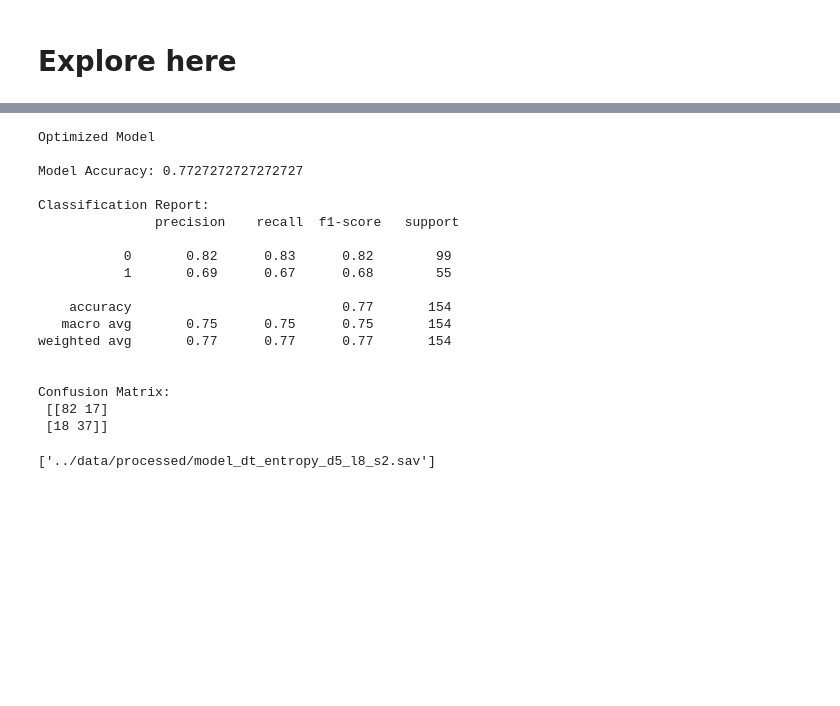
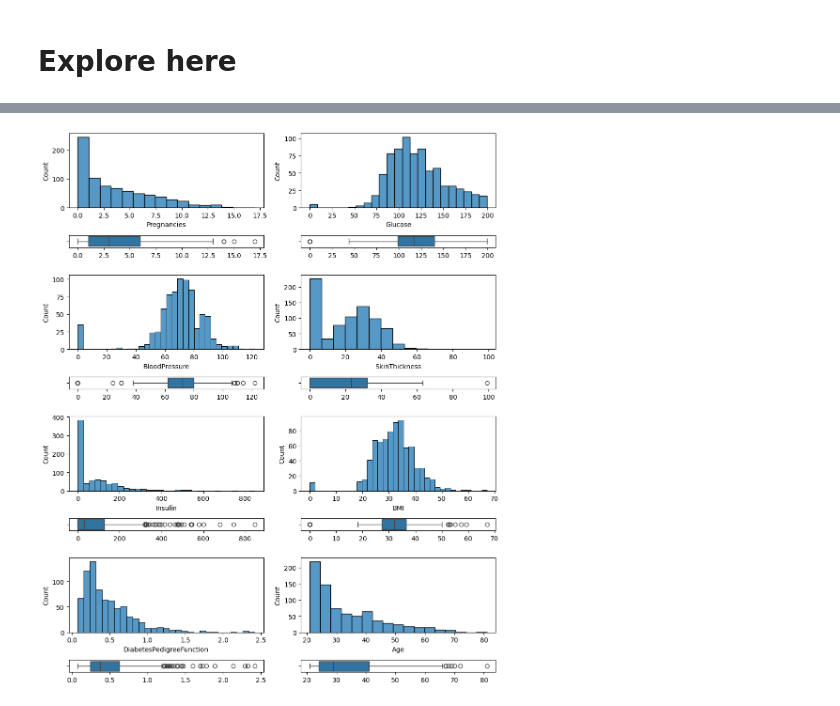
Before and after one commit to Nonpoint93/decision-tree-algo-project, a Jupyter notebook: src/explore.ipynb, the cells around one changed output, grey strips where cells are left out. Cells and saved outputs as stored; diff of their text form; code cells hidden in the pictures; blank space fills up the shorter version.

```diff
--- a/src/explore.ipynb
+++ b/src/explore.ipynb
@@ -18,0 +3,19 @@ df.head()
+# %%
+# Your code here
+
+import pandas as pd
+import matplotlib.pyplot as plt
+import seaborn as sns
+import numpy as np
+
+from sklearn.model_selection import train_test_split, GridSearchCV
+from sklearn.preprocessing import StandardScaler, MinMaxScaler
+from sklearn.feature_selection import f_classif, SelectKBest
+from sklearn.linear_model import LogisticRegression, Lasso, Ridge, ElasticNet
+from sklearn.tree import DecisionTreeClassifier, export_text, plot_tree
+from sklearn.metrics import accuracy_score
+from joblib import dump
+
+
+df: pd.DataFrame = pd.read_csv("https://raw.githubusercontent.com/4GeeksAcademy/decision-tree-project-tutorial/main/diabetes.csv", delimiter=",")
+df.head()
@@ -162,31 +64,17 @@ Best Parameters: {'criterion': 'entropy', 'max_depth': 5, 'min_samples_leaf': 8,
-# %%
-from joblib import dump
-# Evaluate optimized model
-y_pred = best_model.predict(X_test)
-
-print("\nOptimized Model")
-print("\nModel Accuracy:", accuracy_score(y_test, y_pred))
-print("\nClassification Report:\n", classification_report(y_test, y_pred))
-print("\nConfusion Matrix:\n", confusion_matrix(y_test, y_pred))
-
-dump(best_model, "../models/model_dt_entropy_d5_l8_s2.sav")
-# %% [output]
-Optimized Model
-
-Model Accuracy: 0.7727272727272727
-
-Classification Report:
-               precision    recall  f1-score   support
-
-           0       0.82      0.83      0.82        99
-           1       0.69      0.67      0.68        55
-
-    accuracy                           0.77       154
-   macro avg       0.75      0.75      0.75       154
-weighted avg       0.77      0.77      0.77       154
-
-
-Confusion Matrix:
- [[82 17]
- [18 37]]
-['../data/processed/model_dt_entropy_d5_l8_s2.sav']
+# %%
+features = df.drop(columns=["Outcome"]).columns
+
+fig, ax = plt.subplots(len(features), 2, figsize=(10, 12),
+                       gridspec_kw={'height_ratios': [6, 1] * (len(features) // 2)})
+
+for i, feature in enumerate(features):
+    row = (i // 2) * 2
+    col = i % 2
+    sns.histplot(ax=ax[row, col], data=df, x=feature)
+    sns.boxplot(ax=ax[row + 1, col], data=df, x=feature).set(xlabel=None)
+
+
+plt.tight_layout()
+plt.show()
+# %% [output]
+[figure, added]
```
Also changed, not shown: parts of 24 cells of this notebook, 14 other files.
